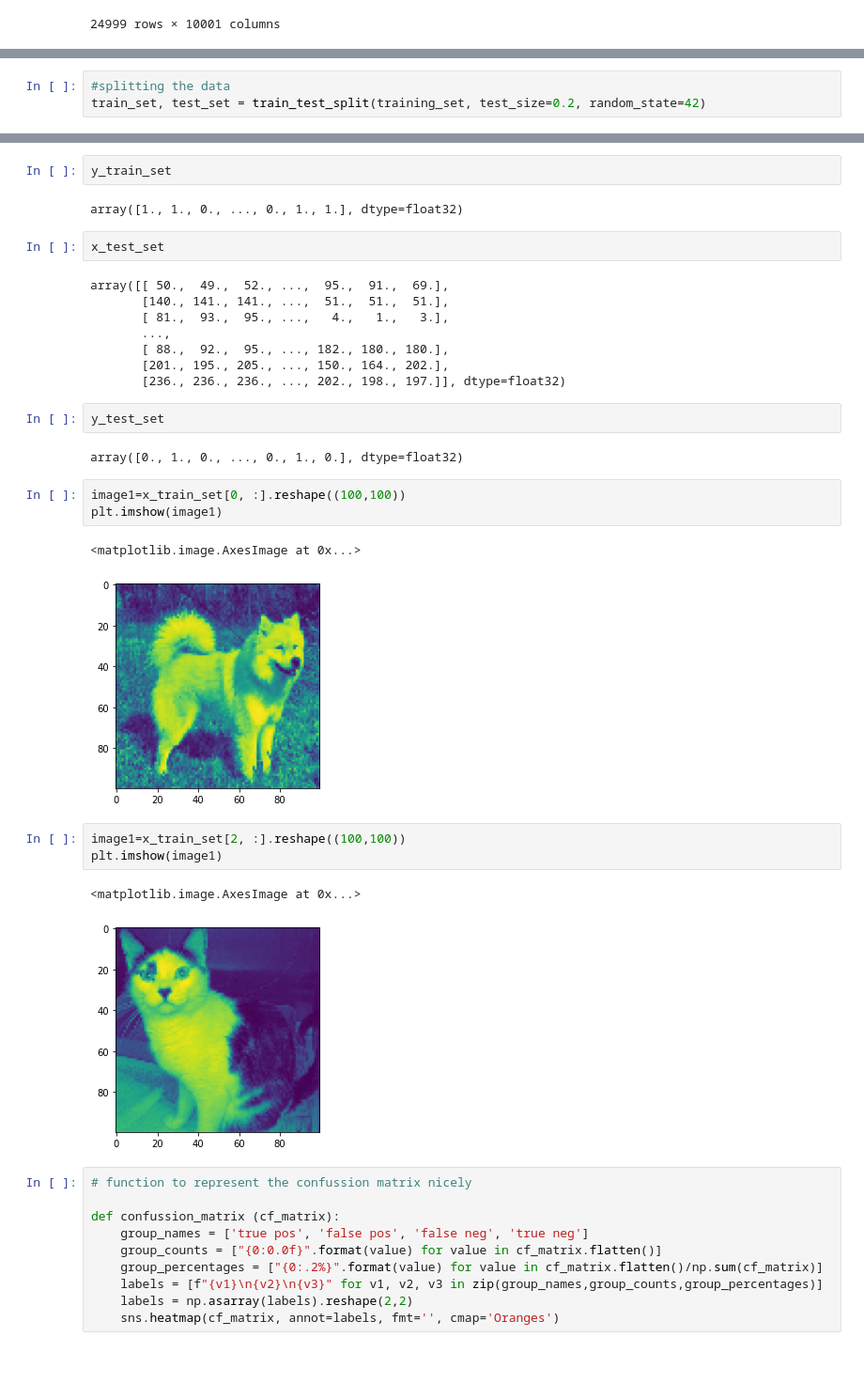
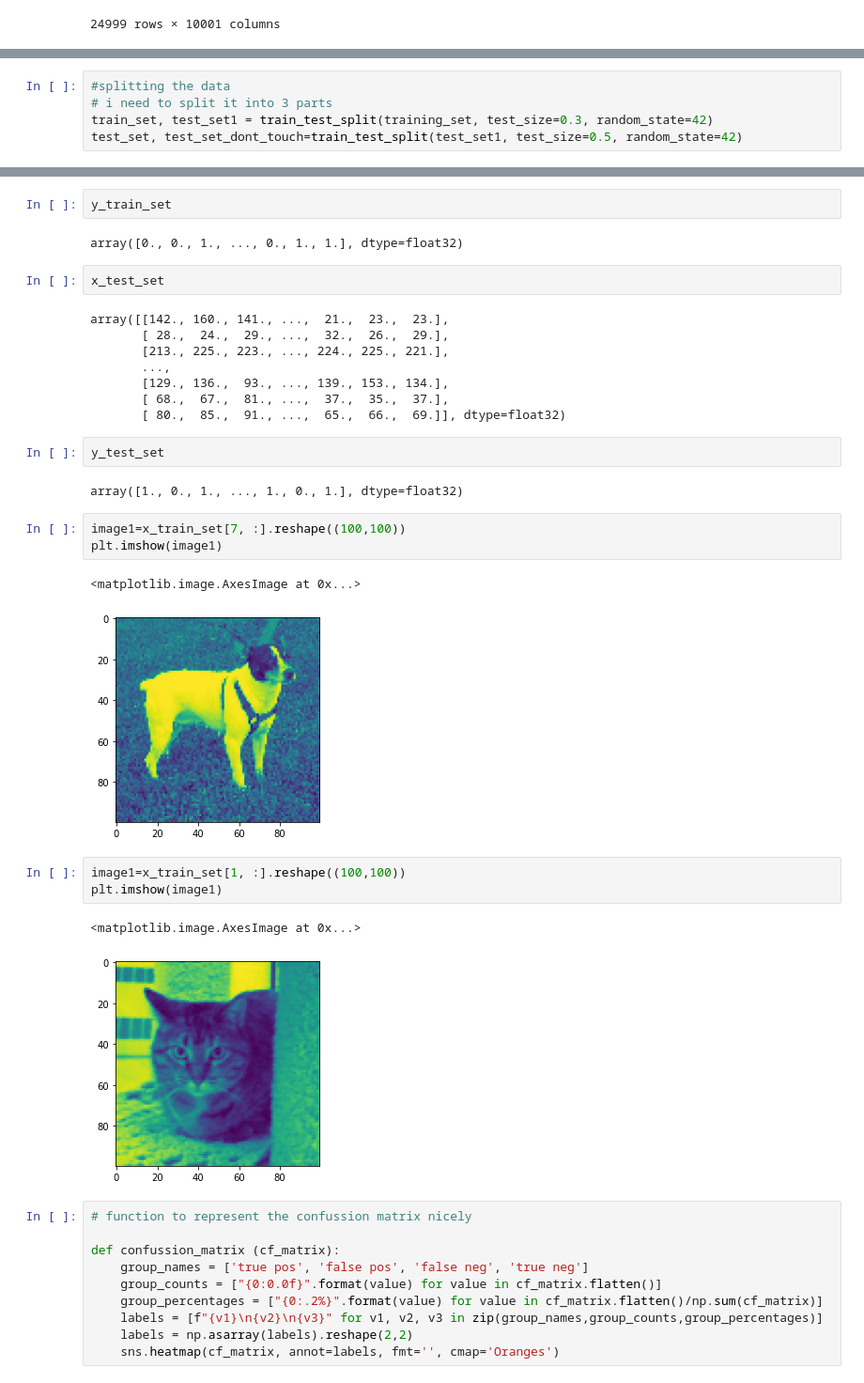
Before and after one commit to Yehudit-Brickner/data_science_end_of_year1_project, a Jupyter notebook: dogs vs cats 9.8.21 .ipynb, the cells around one changed output, grey strips where cells are left out. Shown at 94% size. Drawn from its saved outputs; the diff is of its cells as text.

Commit message:
changed the split to 3 way, because we arent using kaggels test csv, we ere usinig part of the data for the test

```diff
--- a/dogs vs cats 9.8.21 .ipynb
+++ b/dogs vs cats 9.8.21 .ipynb
@@ -183,3 +99,5 @@ testing_set_dont_touch_csv
 # %%
 #splitting the data
-train_set, test_set = train_test_split(training_set, test_size=0.2, random_state=42)
+# i need to split it into 3 parts
+train_set, test_set1 = train_test_split(training_set, test_size=0.3, random_state=42)
+test_set, test_set_dont_touch=train_test_split(test_set1, test_size=0.5, random_state=42)
@@ -226,33 +174,33 @@ array([[ 62.,  69.,  47., ..., 163.,  74., 102.],
 # %%
 y_train_set
 # %% [output]
-array([1., 1., 0., ..., 0., 1., 1.], dtype=float32)
+array([0., 0., 1., ..., 0., 1., 1.], dtype=float32)
 # %%
 x_test_set
 # %% [output]
-array([[ 50.,  49.,  52., ...,  95.,  91.,  69.],
-       [140., 141., 141., ...,  51.,  51.,  51.],
-       [ 81.,  93.,  95., ...,   4.,   1.,   3.],
+array([[142., 160., 141., ...,  21.,  23.,  23.],
+       [ 28.,  24.,  29., ...,  32.,  26.,  29.],
+       [213., 225., 223., ..., 224., 225., 221.],
        ...,
-       [ 88.,  92.,  95., ..., 182., 180., 180.],
-       [201., 195., 205., ..., 150., 164., 202.],
-       [236., 236., 236., ..., 202., 198., 197.]], dtype=float32)
+       [129., 136.,  93., ..., 139., 153., 134.],
+       [ 68.,  67.,  81., ...,  37.,  35.,  37.],
+       [ 80.,  85.,  91., ...,  65.,  66.,  69.]], dtype=float32)
 # %%
 y_test_set
 # %% [output]
-array([0., 1., 0., ..., 0., 1., 0.], dtype=float32)
+array([1., 0., 1., ..., 1., 0., 1.], dtype=float32)
 # %%
-image1=x_train_set[0, :].reshape((100,100))
+image1=x_train_set[7, :].reshape((100,100))
 plt.imshow(image1)
 # %% [output]
 <matplotlib.image.AxesImage at 0x...>
-[figure, old version]
+[figure, new version]
 # %%
-image1=x_train_set[2, :].reshape((100,100))
+image1=x_train_set[1, :].reshape((100,100))
 plt.imshow(image1)
 # %% [output]
 <matplotlib.image.AxesImage at 0x...>
-[figure, old version]
+[figure, new version]
 # %%
 # function to represent the confussion matrix nicely
 
```
Also changed, not shown: parts of 72 cells of this notebook.
